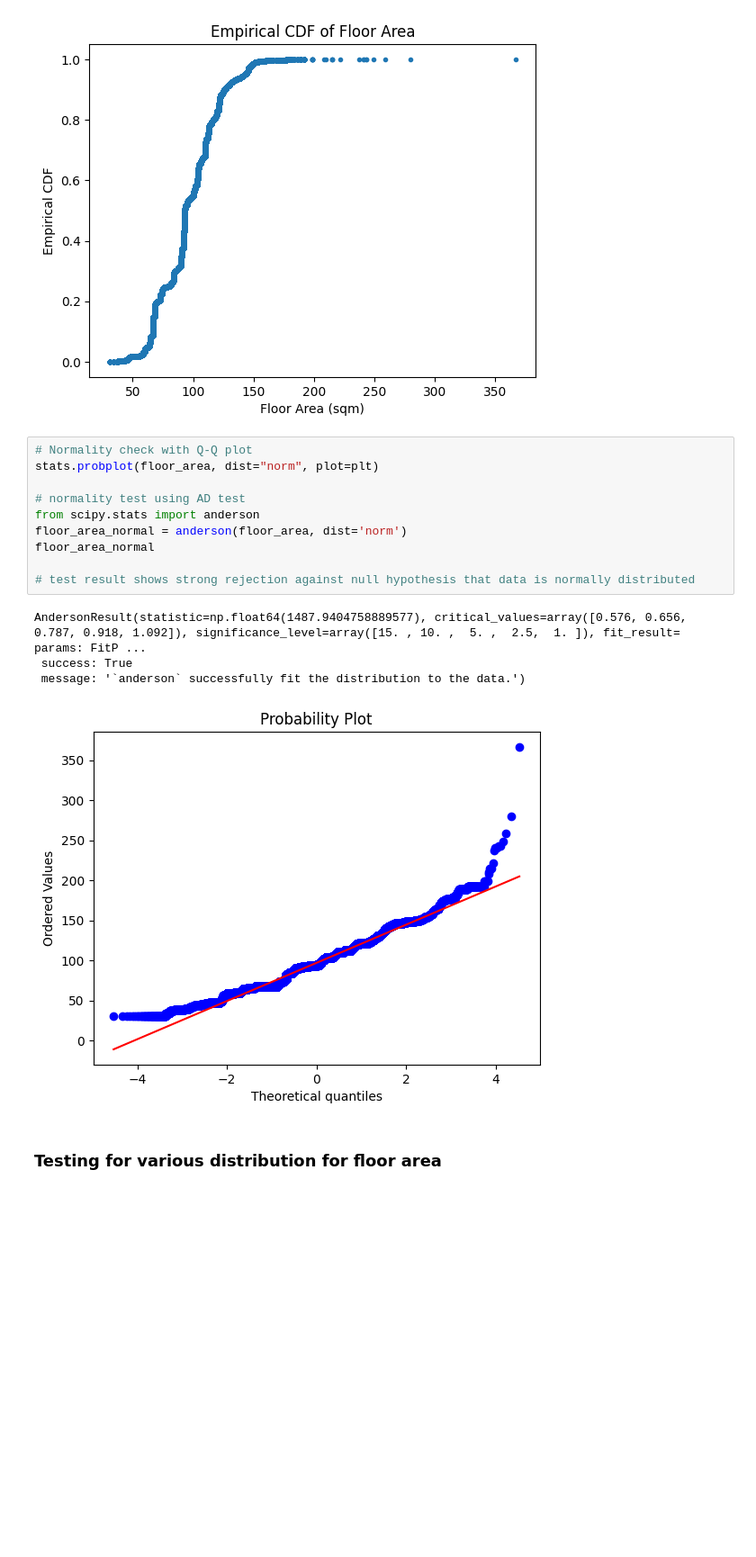
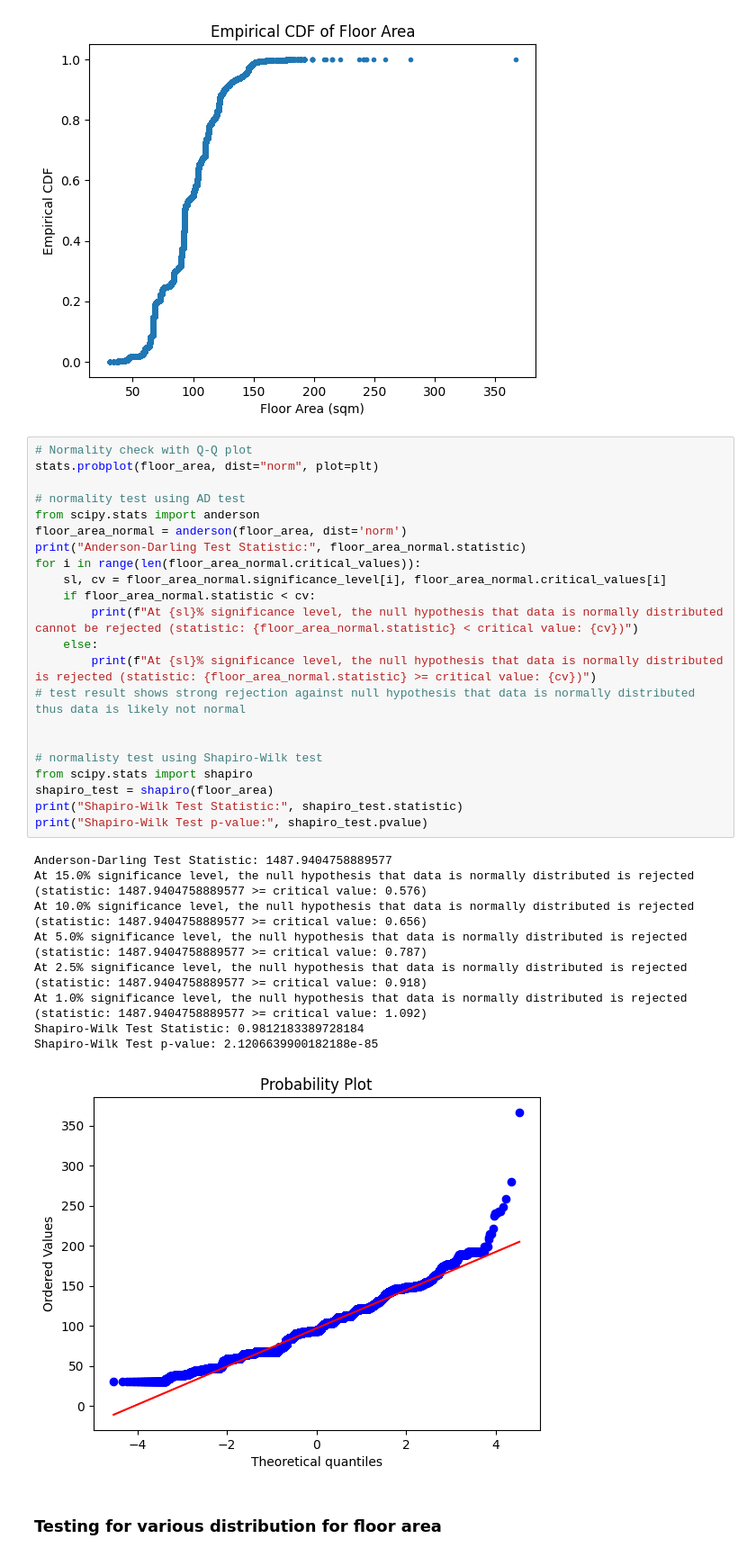
Before and after one commit to luna-ortus-cor/EC4305-Project, a Jupyter notebook: copula/marginal.ipynb, the cells around one changed output. Shown at 90% size. Drawn from its saved outputs; the diff is of its cells as text; blank space fills up the shorter version.

```diff
--- a/copula/marginal.ipynb
+++ b/copula/marginal.ipynb
@@ -382,21 +391,38 @@ plt.title("Empirical CDF of Floor Area")
 # %% [output]
 Text(0.5, 1.0, 'Empirical CDF of Floor Area')
 [figure]
-# %%
-# Normality check with Q-Q plot
-stats.probplot(floor_area, dist="norm", plot=plt)
-
-# normality test using AD test
-from scipy.stats import anderson
-floor_area_normal = anderson(floor_area, dist='norm')
-floor_area_normal
-
-# test result shows strong rejection against null hypothesis that data is normally distributed
-# %% [output]
-AndersonResult(statistic=np.float64(1487.9404758889577), critical_values=array([0.576, 0.656, 0.787, 0.918, 1.092]), significance_level=array([15. , 10. ,  5. ,  2.5,  1. ]), fit_result=  params: FitP ...
- success: True
- message: '`anderson` successfully fit the distribution to the data.')
-[figure, removed]
+# %%
+# Normality check with Q-Q plot
+stats.probplot(floor_area, dist="norm", plot=plt)
+
+# normality test using AD test
+from scipy.stats import anderson
+floor_area_normal = anderson(floor_area, dist='norm')
+print("Anderson-Darling Test Statistic:", floor_area_normal.statistic)
+for i in range(len(floor_area_normal.critical_values)):
+    sl, cv = floor_area_normal.significance_level[i], floor_area_normal.critical_values[i]
+    if floor_area_normal.statistic < cv:
+        print(f"At {sl}% significance level, the null hypothesis that data is normally distributed cannot be rejected (statistic: {floor_area_normal.statistic} < critical value: {cv})")
+    else:
+        print(f"At {sl}% significance level, the null hypothesis that data is normally distributed is rejected (statistic: {floor_area_normal.statistic} >= critical value: {cv})")
+# test result shows strong rejection against null hypothesis that data is normally distributed thus data is likely not normal
+
+
+# normalisty test using Shapiro-Wilk test
+from scipy.stats import shapiro
+shapiro_test = shapiro(floor_area)
+print("Shapiro-Wilk Test Statistic:", shapiro_test.statistic)
+print("Shapiro-Wilk Test p-value:", shapiro_test.pvalue)
+# %% [output]
+Anderson-Darling Test Statistic: 1487.9404758889577
+At 15.0% significance level, the null hypothesis that data is normally distributed is rejected (statistic: 1487.9404758889577 >= critical value: 0.576)
+At 10.0% significance level, the null hypothesis that data is normally distributed is rejected (statistic: 1487.9404758889577 >= critical value: 0.656)
+At 5.0% significance level, the null hypothesis that data is normally distributed is rejected (statistic: 1487.9404758889577 >= critical value: 0.787)
+At 2.5% significance level, the null hypothesis that data is normally distributed is rejected (statistic: 1487.9404758889577 >= critical value: 0.918)
+At 1.0% significance level, the null hypothesis that data is normally distributed is rejected (statistic: 1487.9404758889577 >= critical value: 1.092)
+Shapiro-Wilk Test Statistic: 0.9812183389728184
+Shapiro-Wilk Test p-value: 2.1206639900182188e-85
+[figure, added]
 # %% [markdown]
 ### Testing for various distribution for floor area
 # %% [markdown]
```
Also changed, not shown: parts of 9 cells of this notebook.
